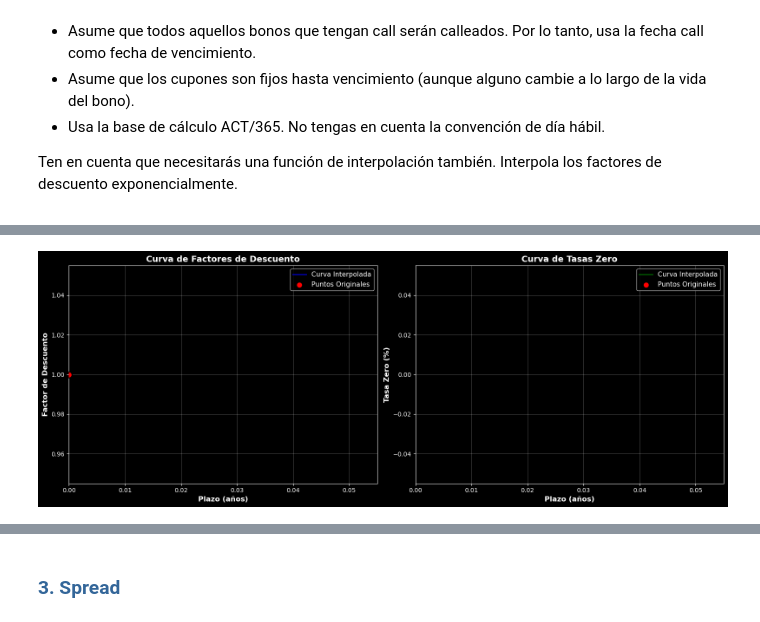
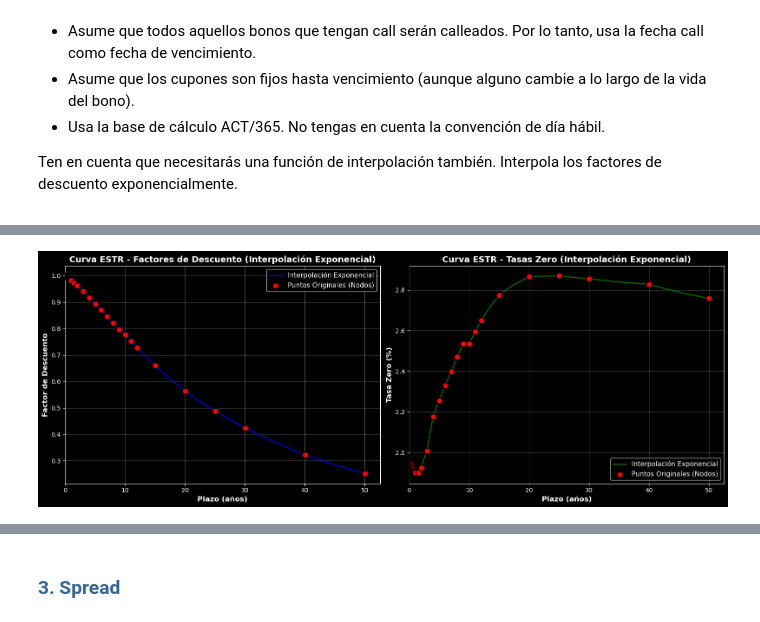
Before and after one commit to Romequinco/TAREA_RENTA_FIJA_1, a Jupyter notebook: src/TallerRF_AnálisisCartera_Enunciado_Josep.ipynb, the cells around one changed output, grey strips where cells are left out. Saved outputs shown, nothing was run; the diff lists cells and outputs as text; code cells hidden in the pictures.

```diff
--- a/src/TallerRF_AnálisisCartera_Enunciado_Josep.ipynb
+++ b/src/TallerRF_AnálisisCartera_Enunciado_Josep.ipynb
@@ -1458,77 +1430,107 @@ CONCLUSIONES:
 # %%
 def visualizar_curva_interpolada(curva, fecha_valor):
     """
-    Visualiza la curva de descuento original y la interpolada.
+    Visualiza la curva de descuento original y la interpolada exponencialmente.
 
     Parámetros:
     - curva: DataFrame con índice de fechas y columna 'Discount'
     - fecha_valor: fecha de valoración
     """
-    # Obtener datos originales de la curva
-    fechas_curva = curva.index
-    factores_curva = curva['Discount'].values
+    # Limpiar y ordenar la curva
+    curva_clean = curva.dropna(subset=['Discount']).sort_index()
+    fechas_curva = curva_clean.index
+    factores_curva = curva_clean['Discount'].values
+
+    # Calcular años desde fecha de valoración
     años_curva = np.array([(fecha - fecha_valor).days / 365.0 for fecha in fechas_curva])
 
-    # Generar puntos interpolados (más densos)
-    años_interpolados = np.linspace(años_curva[0], años_curva[-1], 500)
+    # Filtrar solo valores positivos de años
+    mask = años_curva > 0
+    años_curva = años_curva[mask]
+    factores_curva = factores_curva[mask]
+    fechas_curva = fechas_curva[mask]
+
+    if len(años_curva) == 0:
+        print("No hay puntos válidos en la curva para visualizar")
+        return
+
+    # Generar puntos interpolados (más densos para suavizar la curva)
+    años_interpolados = np.linspace(max(0.01, años_curva[0]), años_curva[-1], 500)
     factores_interpolados = []
 
     for año in años_interpolados:
-        fecha_pago = fecha_valor + pd.DateOffset(days=int(año * 365))
-        df = interpolate_discount_factor(curva, fecha_valor, fecha_pago)
+        fecha_pago = fecha_valor + pd.Timedelta(days=int(año * 365))
+        df = interpolate_discount_factor(curva_clean, fecha_valor, fecha_pago)
         factores_interpolados.append(df)
+
+    factores_interpolados = np.array(factores_interpolados)
 
     # Crear la visualización
     fig, axes = plt.subplots(1, 2, figsize=(16, 6))
 
-    # Gráfico 1: Factores de descuento
+    # Gráfico 1: Factores de descuento con interpolación exponencial
     axes[0].plot(años_interpolados, factores_interpolados, 'b-', linewidth=2,
-                 label='Curva Interpolada', alpha=0.7)
+                 label='Interpolación Exponencial', alpha=0.8)
     axes[0].scatter(años_curva, factores_curva, color='red', s=100,
-                    label='Puntos Originales', zorder=5, edgecolor='black', linewidth=1.5)
+                    label='Puntos Originales (Nodos)', zorder=5, edgecolor='black', linewidth=1.5)
     axes[0].set_xlabel('Plazo (años)', fontsize=12, fontweight='bold')
     axes[0].set_ylabel('Factor de Descuento', fontsize=12, fontweight='bold')
-    axes[0].set_title('Curva de Factores de Descuento', fontsize=14, fontweight='bold')
+    axes[0].set_title('Curva ESTR - Factores de Descuento (Interpolación Exponencial)',
+                     fontsize=14, fontweight='bold')
     axes[0].legend(fontsize=11)
     axes[0].grid(True, alpha=0.3)
     axes[0].set_xlim(left=0)
 
-    # Gráfico 2: Tasas implícitas (Zero Rates)
+    # Gráfico 2: Tasas implícitas (Zero Rates) con interpolación exponencial
     # Calcular tasas zero: r = -ln(DF)/T
-    tasas_interpoladas = -np.log(factores_interpolados) / años_interpolados * 100
-    tasas_originales = -np.log(factores_curva) / años_curva * 100
+    # Evitar división por cero
+    mask_tasas = años_interpolados > 0
+    tasas_interpoladas = np.zeros_like(años_interpolados)
+    tasas_interpoladas[mask_tasas] = -np.log(factores_interpolados[mask_tasas]) / años_interpolados[mask_tasas] * 100
 
-    axes[1].plot(años_interpolados, tasas_interpoladas, 'g-', linewidth=2,
-                 label='Curva Interpolada', alpha=0.7)
-    axes[1].scatter(años_curva, tasas_originales, color='red', s=100,
-                    label='Puntos Originales', zorder=5, edgecolor='black', linewidth=1.5)
+    mask_tasas_orig = años_curva > 0
+    tasas_originales = np.zeros_like(años_curva)
+    tasas_originales[mask_tasas_orig] = -np.log(factores_curva[mask_tasas_orig]) / años_curva[mask_tasas_orig] * 100
+
+    axes[1].plot(años_interpolados[mask_tasas], tasas_interpoladas[mask_tasas], 'g-', linewidth=2,
+                 label='Interpolación Exponencial', alpha=0.8)
+    axes[1].scatter(años_curva[mask_tasas_orig], tasas_originales[mask_tasas_orig], color='red', s=100,
+                    label='Puntos Originales (Nodos)', zorder=5, edgecolor='black', linewidth=1.5)
     axes[1].set_xlabel('Plazo (años)', fontsize=12, fontweight='bold')
     axes[1].set_ylabel('Tasa Zero (%)', fontsize=12, fontweight='bold')
-    axes[1].set_title('Curva de Tasas Zero', fontsize=14, fontweight='bold')
+    axes[1].set_title('Curva ESTR - Tasas Zero (Interpolación Exponencial)',
+                     fontsize=14, fontweight='bold')
     axes[1].legend(fontsize=11)
     axes[1].grid(True, alpha=0.3)
     axes[1].set_xlim(left=0)
 
     plt.tight_layout()
     plt.show()
 
     # Imprimir información sobre la curva
     print("=" * 80)
-    print("INFORMACIÓN DE LA CURVA DE DESCUENTO")
+    print("INFORMACIÓN DE LA CURVA ESTR - INTERPOLACIÓN EXPONENCIAL")
     print("=" * 80)
     print(f"\nFecha de valoración: {fecha_valor.strftime('%d/%m/%Y')}")
-    print(f"Número de puntos originales: {len(años_curva)}")
-    print(f"Plazo mínimo: {años_curva[0]:.2f} años")
-    print(f"Plazo máximo: {años_curva[-1]:.2f} años")
+    print(f"Número de nodos originales: {len(años_curva)}")
+    print(f"Plazo mínimo: {años_curva[0]:.2f} años ({años_curva[0]*365:.0f} días)")
+    print(f"Plazo máximo: {años_curva[-1]:.2f} años ({años_curva[-1]*365:.0f} días)")
     print(f"\nFactores de descuento:")
     print(f"  Mínimo: {factores_curva.min():.6f}")
     print(f"  Máximo: {factores_curva.max():.6f}")
     print(f"\nTasas zero (%):")
-    print(f"  Mínima: {tasas_originales.min():.4f}%")
-    print(f"  Máxima: {tasas_originales.max():.4f}%")
+    tasas_validas = tasas_originales[mask_tasas_orig]
+    if len(tasas_validas) > 0:
+        print(f"  Mínima: {tasas_validas.min():.4f}%")
+        print(f"  Máxima: {tasas_validas.max():.4f}%")
+        print(f"  Media: {tasas_validas.mean():.4f}%")
+    print(f"\nMétodo de interpolación: Exponencial (log-lineal)")
+    print(f"  - Se interpola log(DF) linealmente en función del tiempo")
+    print(f"  - Esto garantiza que la curva de tasas sea continua y suave")
+    print("=" * 80)
 
+# Visualizar la curva con interpolación exponencial
 visualizar_curva_interpolada(curva_fecha, fecha_analisis_dt)
-print("Última fecha en la curva:", curva_estr.index[-1])
 # %% [output]
-[figure, old version]
+[figure, new version]
 ================================================================================
```
Also changed, not shown: parts of 3 cells of this notebook.
